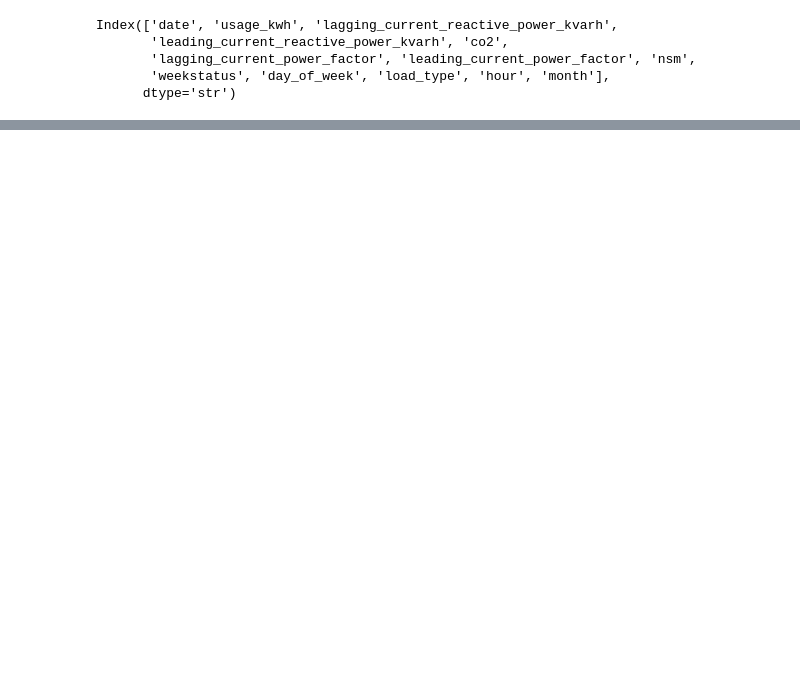
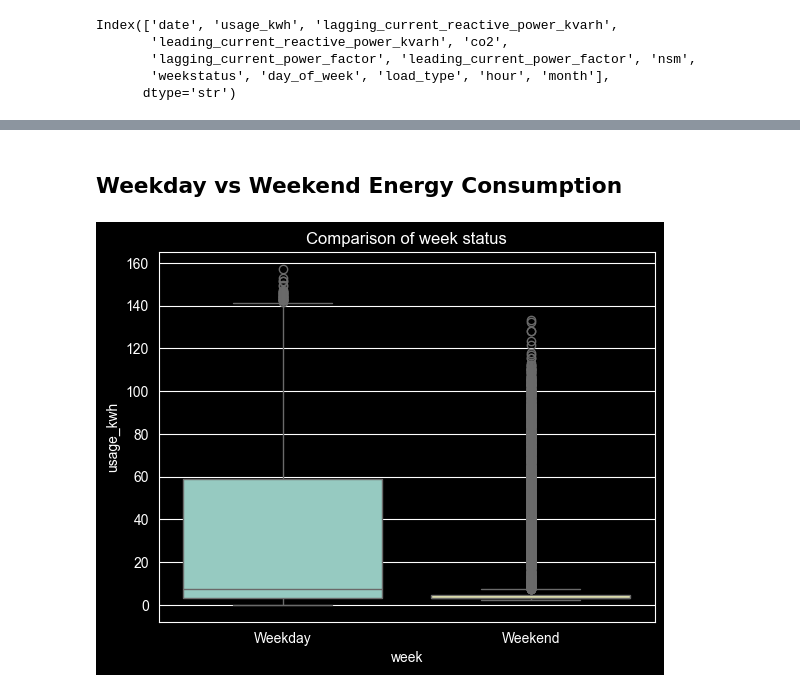
Before and after one commit to kaymansrinivasan/Steel-Industry-Energy-Consumption, a Jupyter notebook: notebook/book.ipynb, the cells around one changed output, grey strips where cells are left out. Saved outputs shown, nothing was run; the diff lists cells and outputs as text; code cells hidden in the pictures; blank space fills up the shorter version.

```diff
--- a/notebook/book.ipynb
+++ b/notebook/book.ipynb
@@ -51,0 +120,10 @@ Energy Consumption by Load Type
+# %% [markdown]
+## Weekday vs Weekend Energy Consumption
+# %%
+sns.boxplot(x="weekstatus", y="usage_kwh", data=df, hue="weekstatus")
+plt.title("Comparison of week status")
+plt.xlabel("week")
+plt.ylabel("usage_kwh")
+plt.show()
+# %% [output]
+[figure, added]
```
Also changed, not shown: parts of 17 cells of this notebook.
